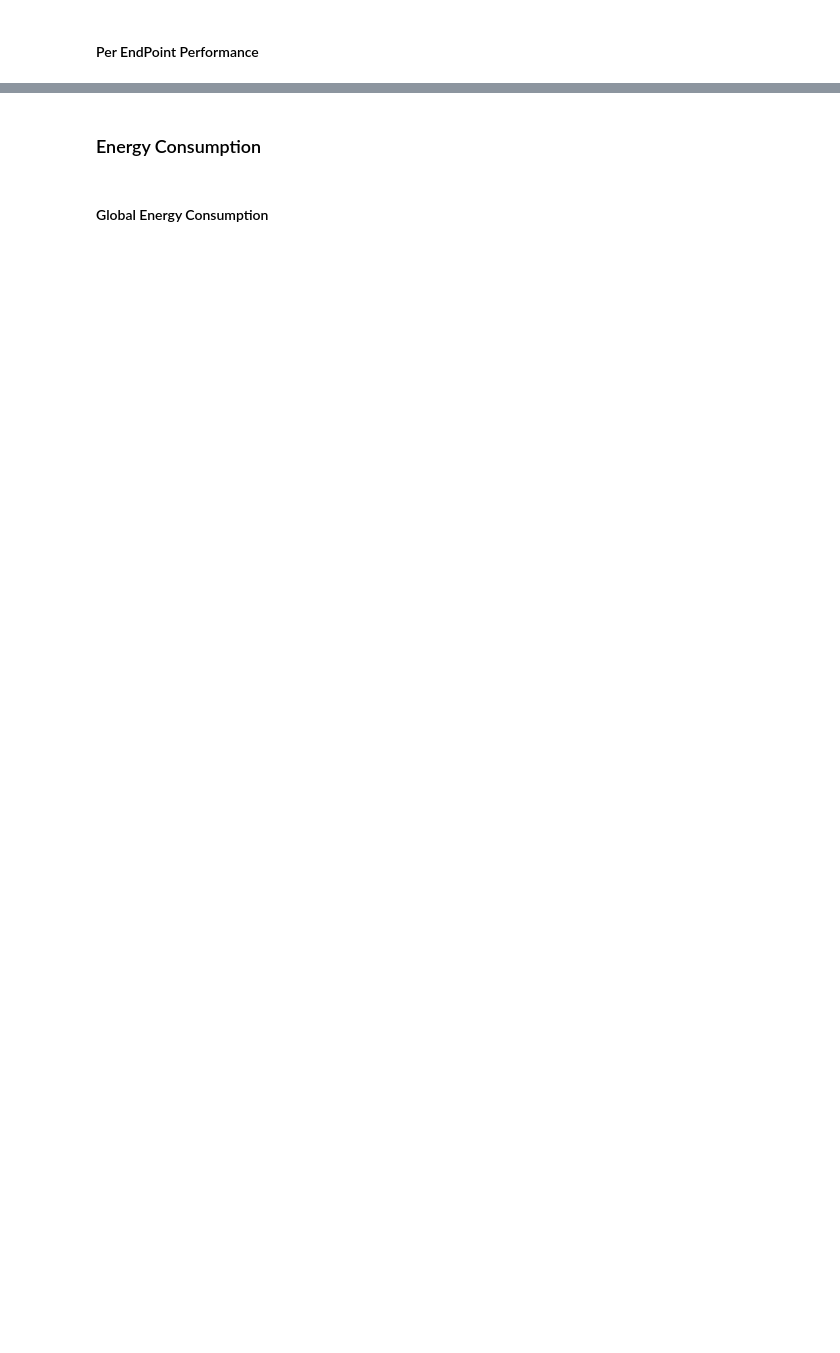
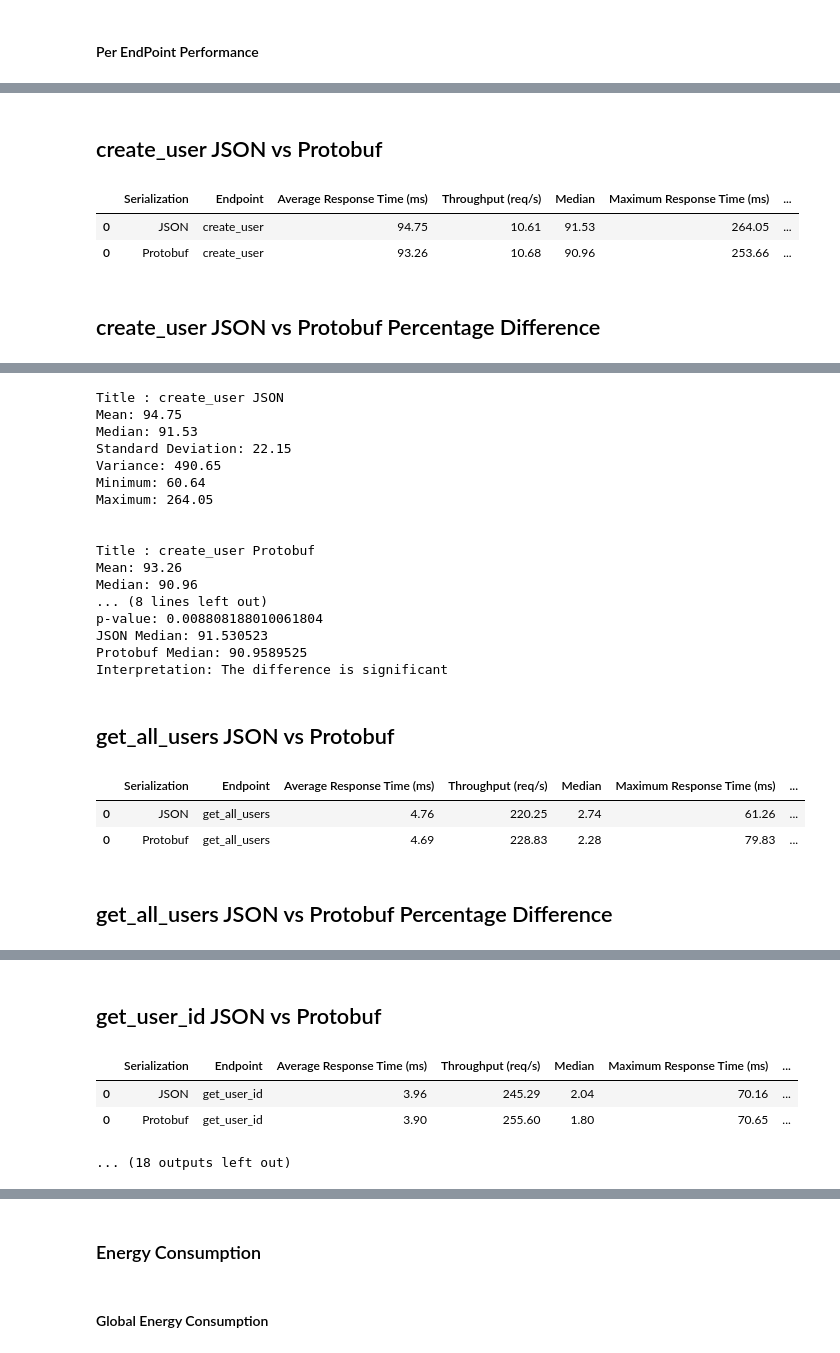
Before and after one commit to MiguelFerreira18/Comparing_JSON_and_ProtoBuf_in_HTTP-based-_REST_architectures, a Jupyter notebook: Data_Analasys/Hypothesis_test_1000.ipynb, the cells around one changed output, grey strips where cells are left out. Cells and saved outputs as stored; diff of their text form; code cells hidden in the pictures; blank space fills up the shorter version.

```diff
--- a/Data_Analasys/Hypothesis_test_1000.ipynb
+++ b/Data_Analasys/Hypothesis_test_1000.ipynb
@@ -966,0 +966,45 @@ Significant difference found!
+# %%
+
+for i, endpoint in enumerate(endpoints):
+
+    json_table_data,json_response_times,_ = compute_response_times_statistics(
+        "JSON", endpoint,  json_reports, i
+    )
+    protobuf_table_data,protobuf_response_times,_ = compute_response_times_statistics(
+        "Protobuf", endpoint,  protobuf_reports, i
+    )
+
+    display_tables(
+       [
+        [json_table_data, protobuf_table_data]
+        ],
+        [f"{endpoint} JSON vs Protobuf", f"{endpoint} JSON vs Protobuf Percentage Difference"],
+        compute_percentage_difference_perfomance,
+        debug=True,
+    )
+
+    print_meta_analysis(
+        [json_response_times, protobuf_response_times],
+        [f"{endpoint} JSON", f"{endpoint} Protobuf"],
+        debug=True,
+    )
+
+    performance_results = compare_iterations(
+        protobuf_response_times,
+        json_response_times,
+    )
+
+    print("POD COMPARISON:")
+    results = performance_results;
+    print(f"Test Used: {results['test_used']}")
+    print(f"p-value: {results['p_value']}")
+    print(f"JSON Median: {results['json_median']}")
+    print(f"Protobuf Median: {results['protobuf_median']}")
+    print(f"Interpretation: {results['is_significant']}")
+    print("\n")
+# %% [output]
+## create_user JSON vs Protobuf
+|  | Serialization | Endpoint | Average Response Time (ms) | Throughput (req/s) | Median | Maximum Response Time (ms) | ... |
+| 0 | JSON | create_user | 94.75 | 10.61 | 91.53 | 264.05 | ... |
+| 0 | Protobuf | create_user | 93.26 | 10.68 | 90.96 | 253.66 | ... |
+## create_user JSON vs Protobuf Percentage Difference
@@ -966,0 +1013,22 @@ Significant difference found!
+Title : create_user JSON
+Mean: 94.75
+Median: 91.53
+Standard Deviation: 22.15
+Variance: 490.65
+Minimum: 60.64
+Maximum: 264.05
+
+
+Title : create_user Protobuf
+Mean: 93.26
+Median: 90.96
+... (8 lines left out)
+p-value: 0.008808188010061804
+JSON Median: 91.530523
+Protobuf Median: 90.9589525
+Interpretation: The difference is significant
+## get_all_users JSON vs Protobuf
+|  | Serialization | Endpoint | Average Response Time (ms) | Throughput (req/s) | Median | Maximum Response Time (ms) | ... |
+| 0 | JSON | get_all_users | 4.76 | 220.25 | 2.74 | 61.26 | ... |
+| 0 | Protobuf | get_all_users | 4.69 | 228.83 | 2.28 | 79.83 | ... |
+## get_all_users JSON vs Protobuf Percentage Difference
@@ -967,3 +1054,8 @@ Significant difference found!
+## get_user_id JSON vs Protobuf
+|  | Serialization | Endpoint | Average Response Time (ms) | Throughput (req/s) | Median | Maximum Response Time (ms) | ... |
+| 0 | JSON | get_user_id | 3.96 | 245.29 | 2.04 | 70.16 | ... |
+| 0 | Protobuf | get_user_id | 3.90 | 255.60 | 1.80 | 70.65 | ... |
+... (18 outputs left out)
 # %%
 ### Throughput
 for i, endpoint in enumerate(endpoints):
```
Also changed, not shown: parts of 17 cells of this notebook, 7 other files.
